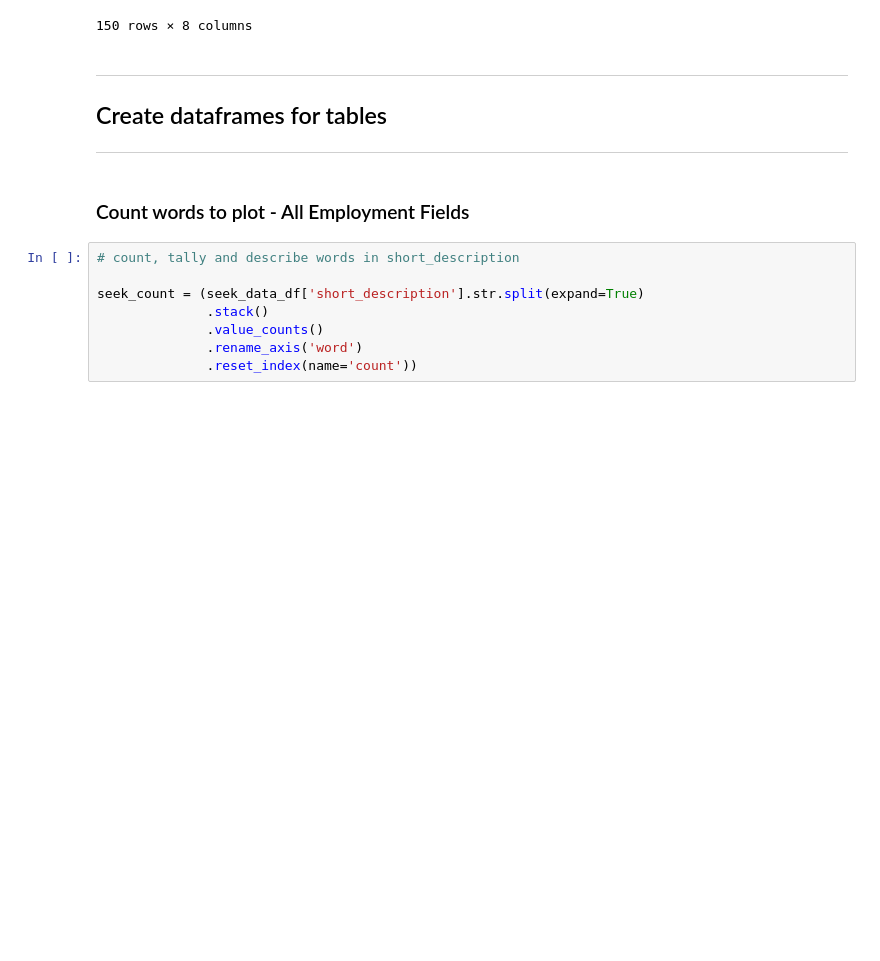
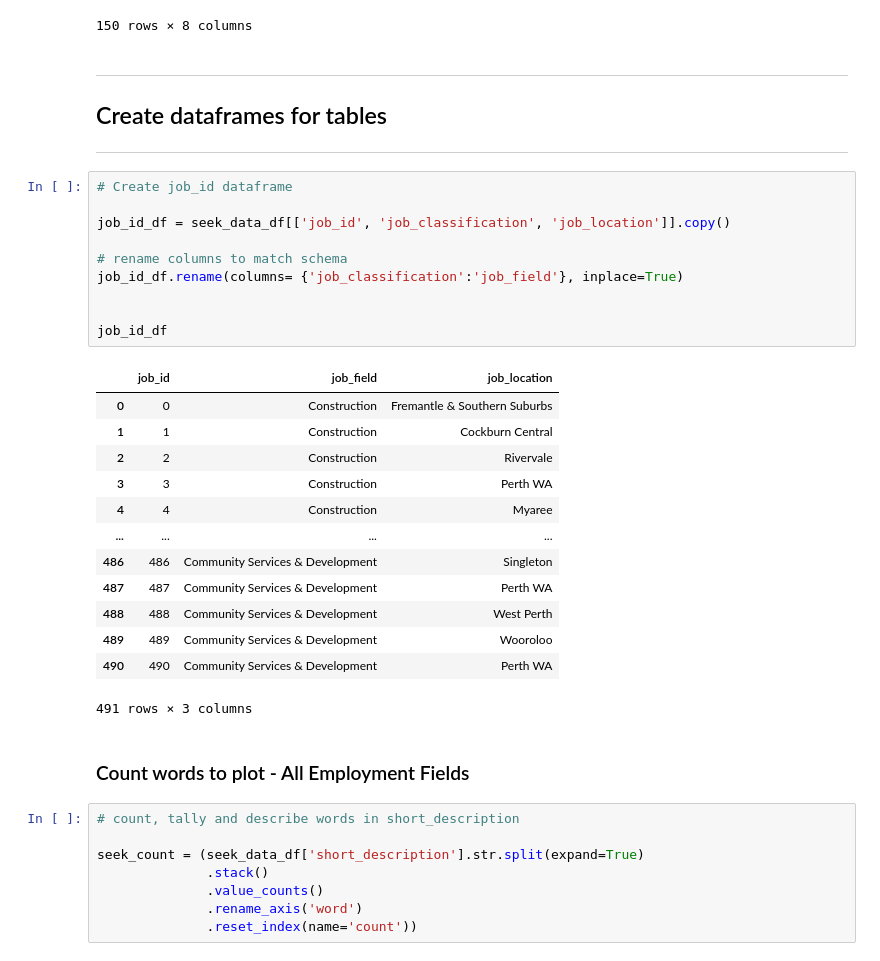
Before and after one commit to jonowood/Project_3, a Jupyter notebook: Webscraper Clean - Jon-checkpoint.ipynb, the cells around one changed output. Cells and saved outputs as stored; diff of their text form; blank space fills up the shorter version.

```diff
--- a/Webscraper Clean - Jon-checkpoint.ipynb
+++ b/Webscraper Clean - Jon-checkpoint.ipynb
@@ -124,6 +124,30 @@ seek_data_df.tail(150)
 ## Create dataframes for tables
 
 ---
+# %%
+# Create job_id dataframe
+
+job_id_df = seek_data_df[['job_id', 'job_classification', 'job_location']].copy()
+
+# rename columns to match schema
+job_id_df.rename(columns= {'job_classification':'job_field'}, inplace=True)
+
+
+job_id_df
+# %% [output]
+|  | job_id | job_field | job_location |
+| 0 | 0 | Construction | Fremantle & Southern Suburbs |
+| 1 | 1 | Construction | Cockburn Central |
+| 2 | 2 | Construction | Rivervale |
+| 3 | 3 | Construction | Perth WA |
+| 4 | 4 | Construction | Myaree |
+| ... | ... | ... | ... |
+| 486 | 486 | Community Services & Development | Singleton |
+| 487 | 487 | Community Services & Development | Perth WA |
+| 488 | 488 | Community Services & Development | West Perth |
+| 489 | 489 | Community Services & Development | Wooroloo |
+| 490 | 490 | Community Services & Development | Perth WA |
+491 rows × 3 columns
 # %% [markdown]
 ### Count words to plot - All Employment Fields
 # %%
```
Also changed, not shown: parts of 10 cells of this notebook.
